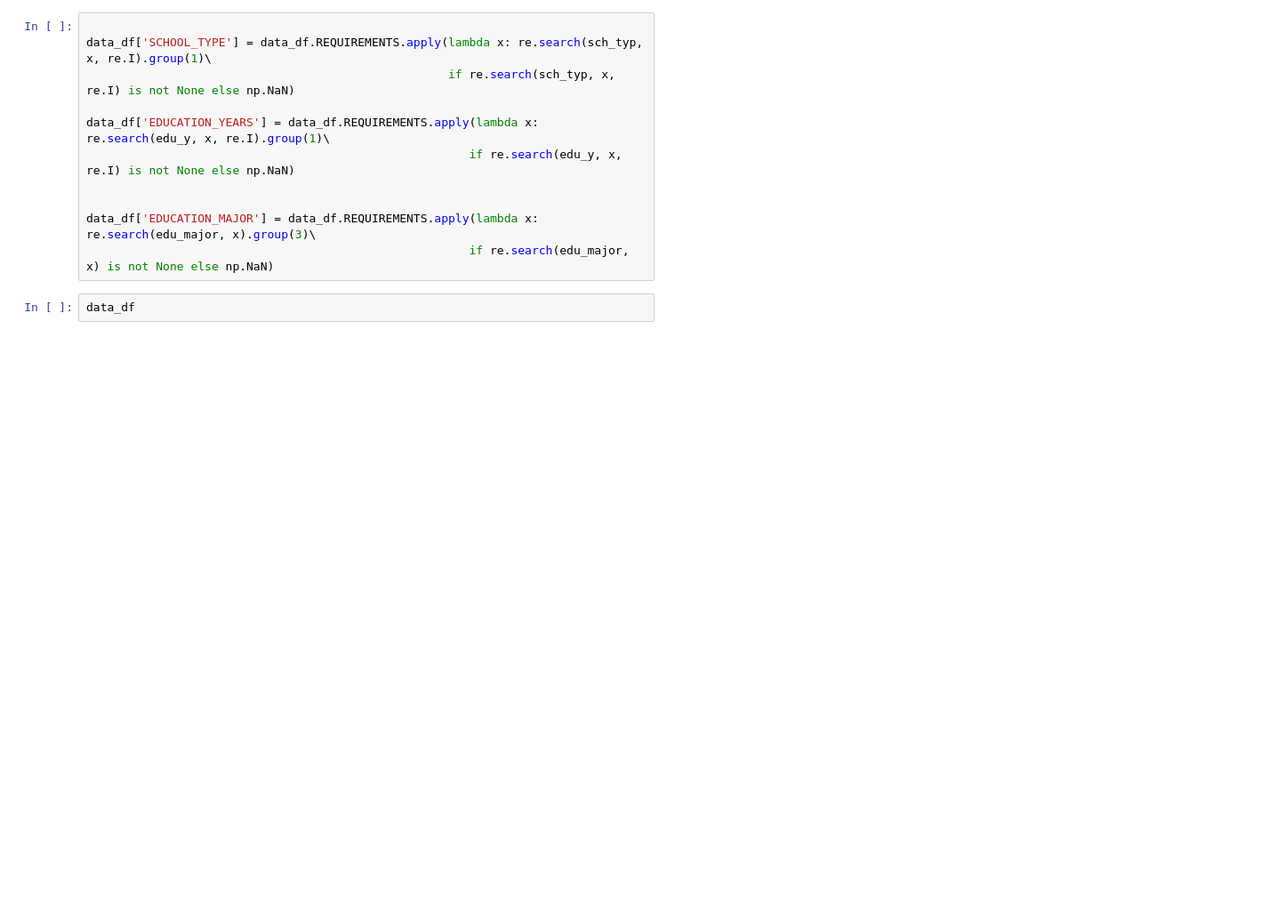
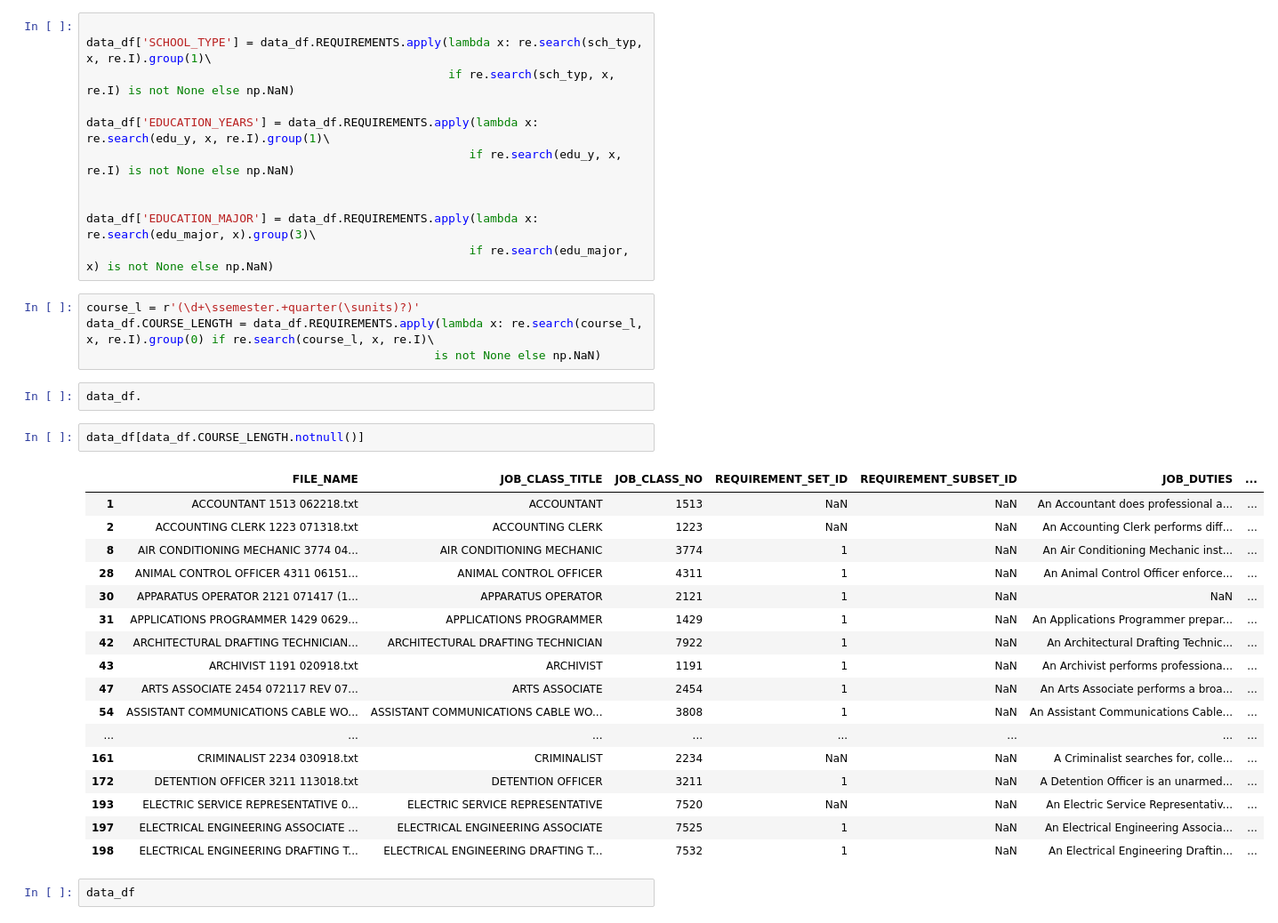
Before and after one commit to gt0410/City-of-LA-Kaggle, a Jupyter notebook: main.ipynb, the cells around one changed output. Shown at 89% size. Drawn from its saved outputs; the diff is of its cells as text; blank space fills up the shorter version.

```diff
--- a/main.ipynb
+++ b/main.ipynb
@@ -290,6 +325,32 @@ data_df['EDUCATION_YEARS'] = data_df.REQUIREMENTS.apply(lambda x: re.search(edu_
 
 data_df['EDUCATION_MAJOR'] = data_df.REQUIREMENTS.apply(lambda x: re.search(edu_major, x).group(3)\
                                                        if re.search(edu_major, x) is not None else np.NaN)
+# %%
+course_l = r'(\d+\ssemester.+quarter(\sunits)?)'
+data_df.COURSE_LENGTH = data_df.REQUIREMENTS.apply(lambda x: re.search(course_l, x, re.I).group(0) if re.search(course_l, x, re.I)\
+                                                  is not None else np.NaN)
+# %%
+data_df.
+# %%
+data_df[data_df.COURSE_LENGTH.notnull()]
+# %% [output]
+|  | FILE_NAME | JOB_CLASS_TITLE | JOB_CLASS_NO | REQUIREMENT_SET_ID | REQUIREMENT_SUBSET_ID | JOB_DUTIES | ... |
+| 1 | ACCOUNTANT 1513 062218.txt | ACCOUNTANT | 1513 | NaN | NaN | An Accountant does professional a... | ... |
+| 2 | ACCOUNTING CLERK 1223 071318.txt | ACCOUNTING CLERK | 1223 | NaN | NaN | An Accounting Clerk performs diff... | ... |
+| 8 | AIR CONDITIONING MECHANIC 3774 04... | AIR CONDITIONING MECHANIC | 3774 | 1 | NaN | An Air Conditioning Mechanic inst... | ... |
+| 28 | ANIMAL CONTROL OFFICER 4311 06151... | ANIMAL CONTROL OFFICER | 4311 | 1 | NaN | An Animal Control Officer enforce... | ... |
+| 30 | APPARATUS OPERATOR 2121 071417 (1... | APPARATUS OPERATOR | 2121 | 1 | NaN | NaN | ... |
+| 31 | APPLICATIONS PROGRAMMER 1429 0629... | APPLICATIONS PROGRAMMER | 1429 | 1 | NaN | An Applications Programmer prepar... | ... |
+| 42 | ARCHITECTURAL DRAFTING TECHNICIAN... | ARCHITECTURAL DRAFTING TECHNICIAN | 7922 | 1 | NaN | An Architectural Drafting Technic... | ... |
+| 43 | ARCHIVIST 1191 020918.txt | ARCHIVIST | 1191 | 1 | NaN | An Archivist performs professiona... | ... |
+| 47 | ARTS ASSOCIATE 2454 072117 REV 07... | ARTS ASSOCIATE | 2454 | 1 | NaN | An Arts Associate performs a broa... | ... |
+| 54 | ASSISTANT COMMUNICATIONS CABLE WO... | ASSISTANT COMMUNICATIONS CABLE WO... | 3808 | 1 | NaN | An Assistant Communications Cable... | ... |
+| ... | ... | ... | ... | ... | ... | ... | ... |
+| 161 | CRIMINALIST 2234 030918.txt | CRIMINALIST | 2234 | NaN | NaN | A Criminalist searches for, colle... | ... |
+| 172 | DETENTION OFFICER 3211 113018.txt | DETENTION OFFICER | 3211 | 1 | NaN | A Detention Officer is an unarmed... | ... |
+| 193 | ELECTRIC SERVICE REPRESENTATIVE 0... | ELECTRIC SERVICE REPRESENTATIVE | 7520 | NaN | NaN | An Electric Service Representativ... | ... |
+| 197 | ELECTRICAL ENGINEERING ASSOCIATE ... | ELECTRICAL ENGINEERING ASSOCIATE | 7525 | 1 | NaN | An Electrical Engineering Associa... | ... |
+| 198 | ELECTRICAL ENGINEERING DRAFTING T... | ELECTRICAL ENGINEERING DRAFTING T... | 7532 | 1 | NaN | An Electrical Engineering Draftin... | ... |
 # %%
 data_df
 # %% [output]
```
Also changed, not shown: parts of 12 cells of this notebook.
